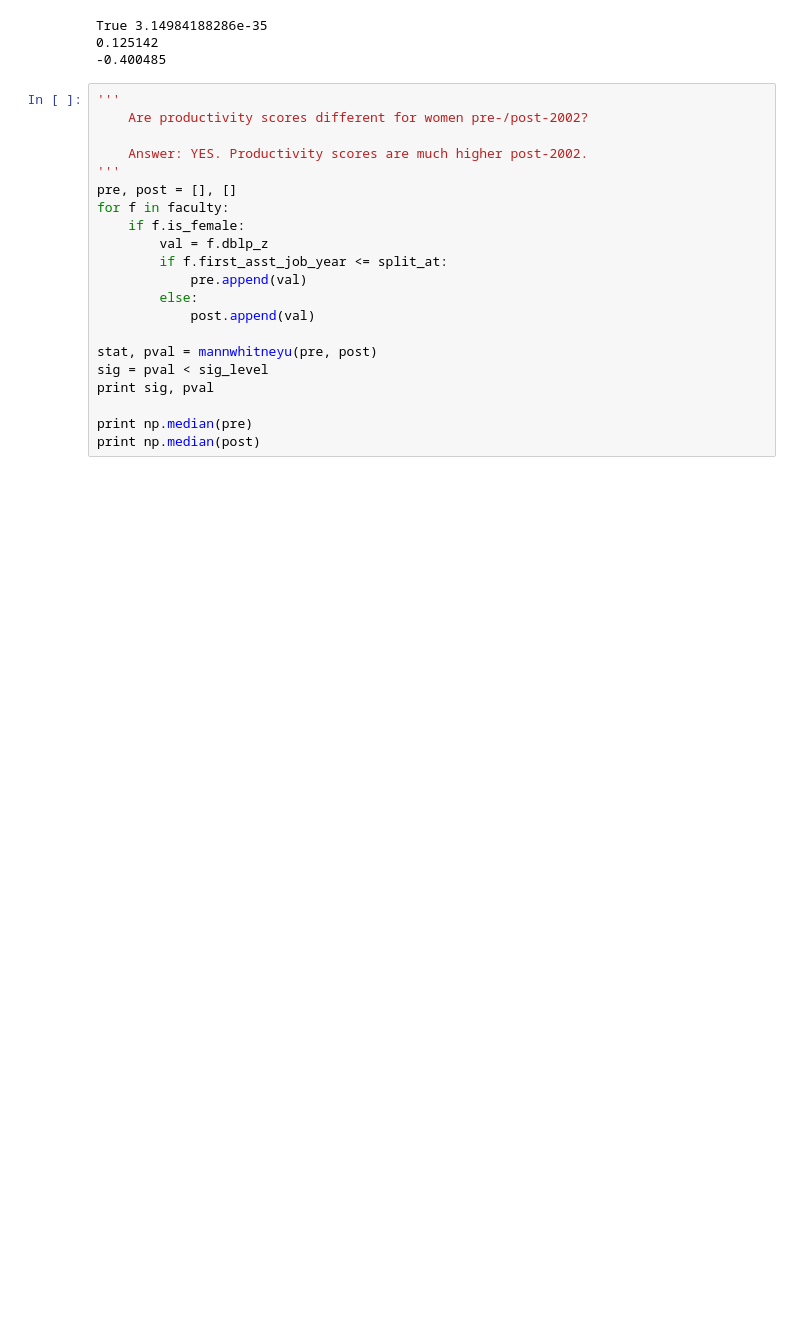
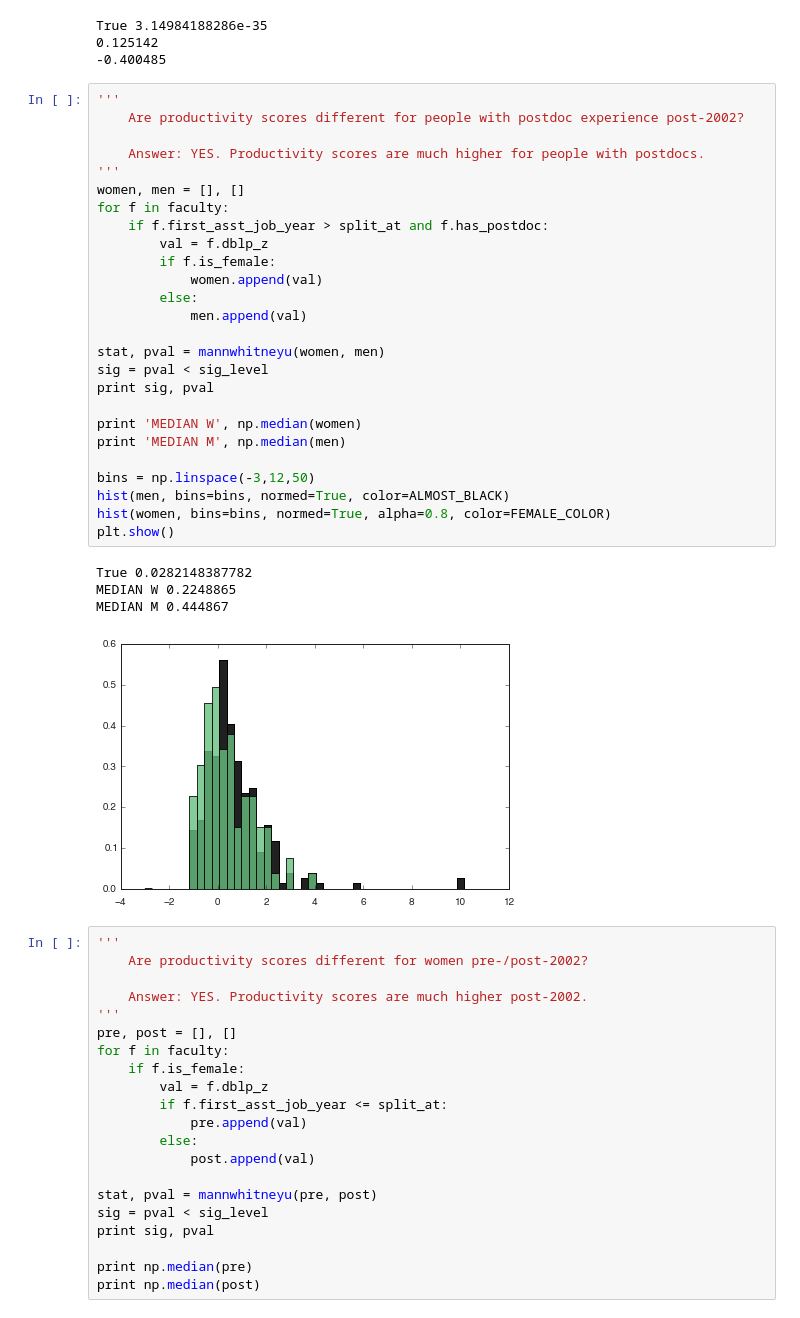
Before and after one commit to samfway/faculty_hiring, a Jupyter notebook: notebooks/Interactions_With_Gender.ipynb, the cells around one changed output. Drawn from its saved outputs; the diff is of its cells as text; blank space fills up the shorter version.

```diff
--- a/notebooks/Interactions_With_Gender.ipynb
+++ b/notebooks/Interactions_With_Gender.ipynb
@@ -421,6 +421,37 @@ print np.median(no)
 True 3.14984188286e-35
 0.125142
 -0.400485
+# %%
+'''
+    Are productivity scores different for people with postdoc experience post-2002?
+
+    Answer: YES. Productivity scores are much higher for people with postdocs.
+'''
+women, men = [], []
+for f in faculty:
+    if f.first_asst_job_year > split_at and f.has_postdoc:
+        val = f.dblp_z
+        if f.is_female:
+            women.append(val)
+        else:
+            men.append(val)
+
+stat, pval = mannwhitneyu(women, men)
+sig = pval < sig_level
+print sig, pval
+
+print 'MEDIAN W', np.median(women)
+print 'MEDIAN M', np.median(men)
+
+bins = np.linspace(-3,12,50)
+hist(men, bins=bins, normed=True, color=ALMOST_BLACK)
+hist(women, bins=bins, normed=True, alpha=0.8, color=FEMALE_COLOR)
+plt.show()
+# %% [output]
+True 0.0282148387782
+MEDIAN W 0.2248865
+MEDIAN M 0.444867
+[figure, added]
 # %%
 '''
     Are productivity scores different for women pre-/post-2002?
```
Also changed, not shown: parts of 6 cells of this notebook, 4 other files.
